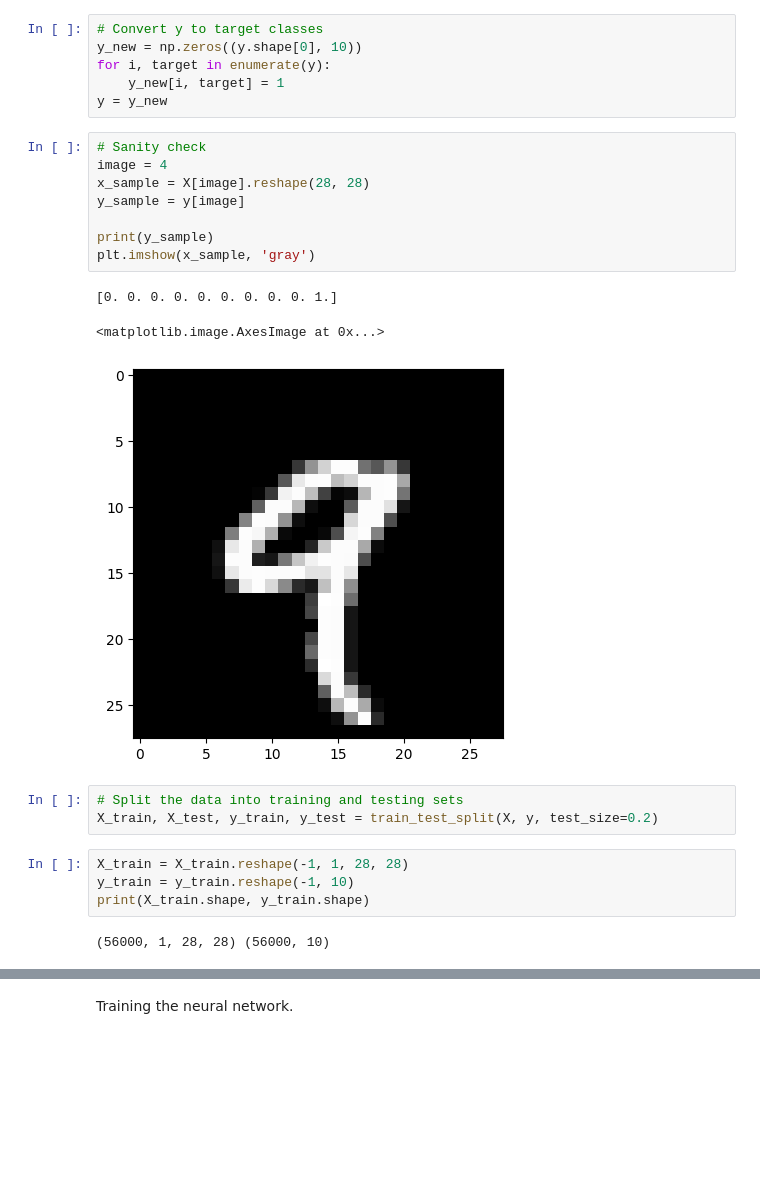
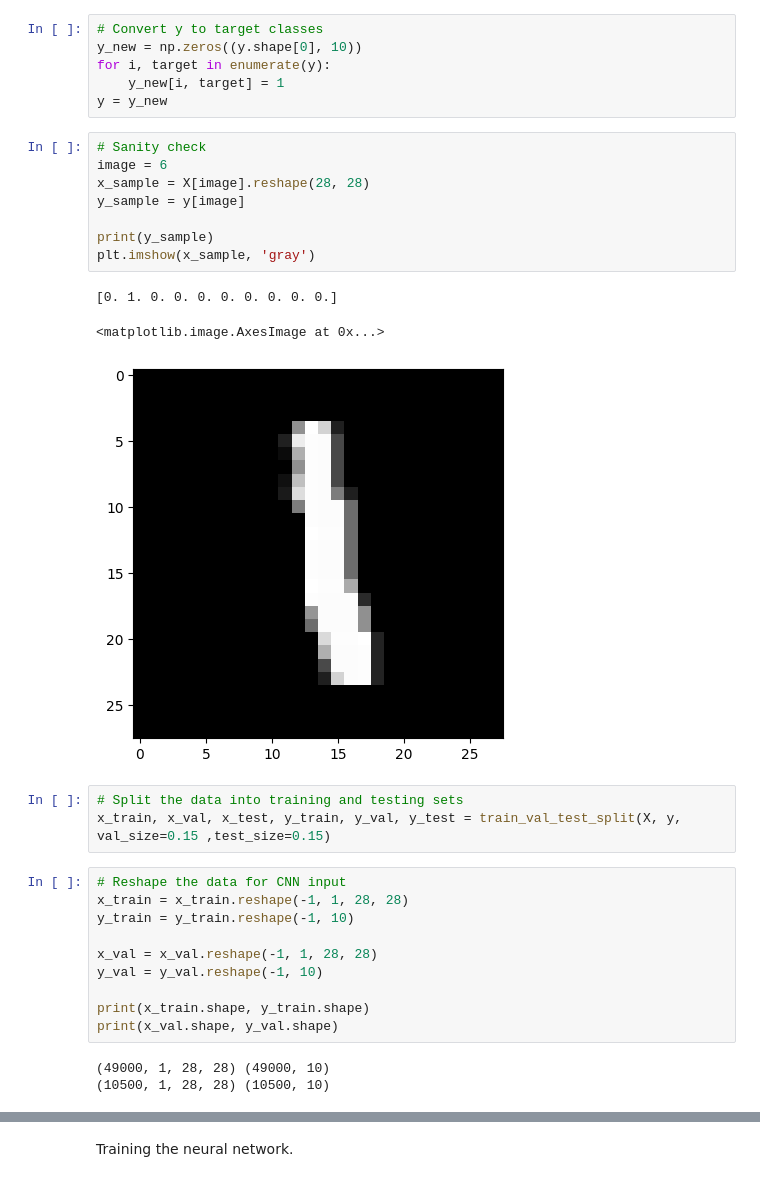
Before and after one commit to MakeKJ/ml-library, a Jupyter notebook: example_mnist_cnn.ipynb, the cells around one changed output, grey strips where cells are left out. Cells and saved outputs as stored; diff of their text form; blank space fills up the shorter version.

```diff
--- a/example_mnist_cnn.ipynb
+++ b/example_mnist_cnn.ipynb
@@ -96,24 +101,31 @@ for i, target in enumerate(y):
 y = y_new
 # %%
 # Sanity check
-image = 4
+image = 6
 x_sample = X[image].reshape(28, 28)
 y_sample = y[image]
 
 print(y_sample)
 plt.imshow(x_sample, 'gray')
 # %% [output]
-[0. 0. 0. 0. 0. 0. 0. 0. 0. 1.]
+[0. 1. 0. 0. 0. 0. 0. 0. 0. 0.]
 <matplotlib.image.AxesImage at 0x...>
-[figure, old version]
+[figure, new version]
 # %%
 # Split the data into training and testing sets
-X_train, X_test, y_train, y_test = train_test_split(X, y, test_size=0.2)
+x_train, x_val, x_test, y_train, y_val, y_test = train_val_test_split(X, y, val_size=0.15 ,test_size=0.15)
 # %%
-X_train = X_train.reshape(-1, 1, 28, 28)
+# Reshape the data for CNN input
+x_train = x_train.reshape(-1, 1, 28, 28)
 y_train = y_train.reshape(-1, 10)
-print(X_train.shape, y_train.shape)
+
+x_val = x_val.reshape(-1, 1, 28, 28)
+y_val = y_val.reshape(-1, 10)
+
+print(x_train.shape, y_train.shape)
+print(x_val.shape, y_val.shape)
 # %% [output]
-(56000, 1, 28, 28) (56000, 10)
+(49000, 1, 28, 28) (49000, 10)
+(10500, 1, 28, 28) (10500, 10)
 # %%
 # Take 30 percent of the training data due to computational constraints
```
Also changed, not shown: parts of 14 cells of this notebook, 4 other files.
